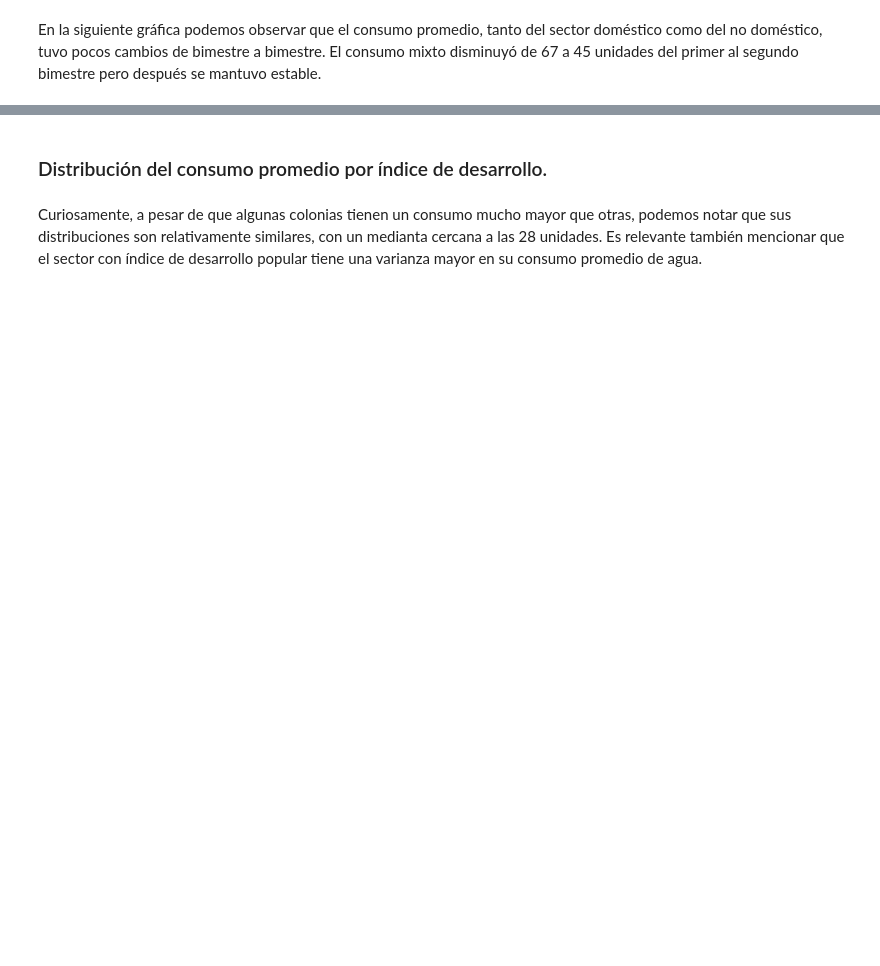
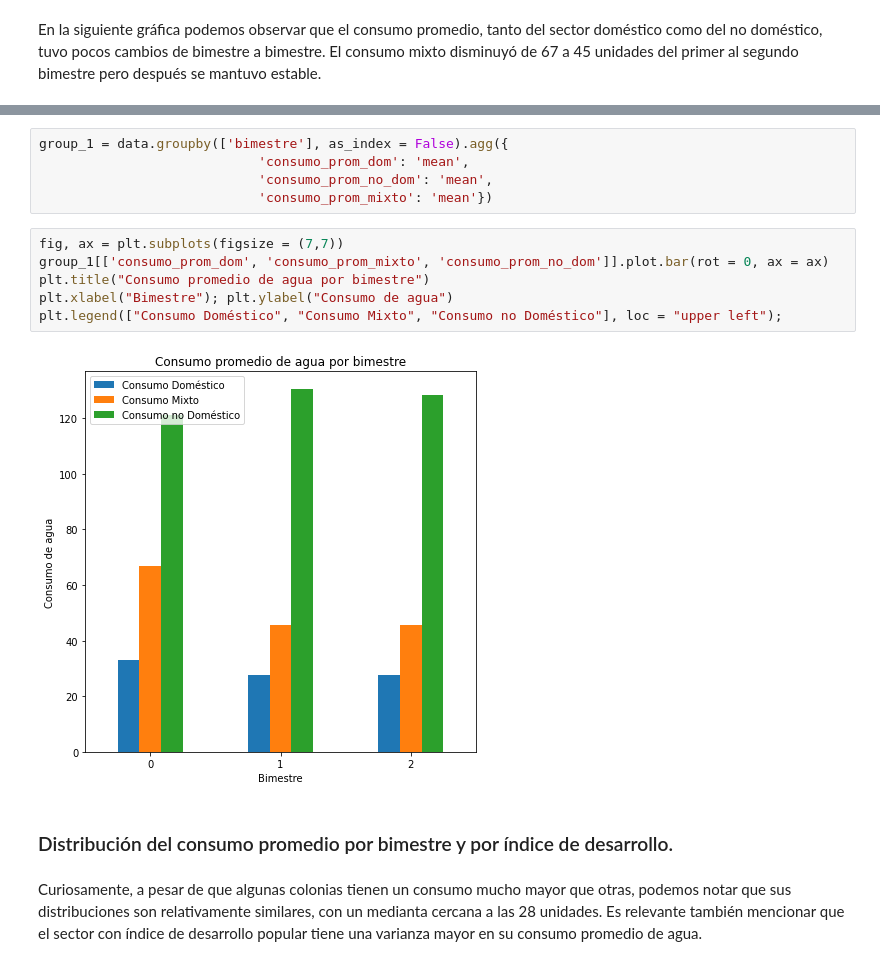
Before and after one commit to lechugaa/intro_ds_p1_consumo_agua, a Jupyter notebook: agua_profiling_expo.ipynb, the cells around one changed output, grey strips where cells are left out. Saved outputs shown, nothing was run; the diff lists cells and outputs as text; blank space fills up the shorter version.

```diff
--- a/agua_profiling_expo.ipynb
+++ b/agua_profiling_expo.ipynb
@@ -1146,4 +1190,17 @@ En la siguiente gráfica podemos observar que el consumo promedio, tanto del sec
+# %%
+group_1 = data.groupby(['bimestre'], as_index = False).agg({
+                            'consumo_prom_dom': 'mean',
+                            'consumo_prom_no_dom': 'mean',
+                            'consumo_prom_mixto': 'mean'})
+# %%
+fig, ax = plt.subplots(figsize = (7,7))
+group_1[['consumo_prom_dom', 'consumo_prom_mixto', 'consumo_prom_no_dom']].plot.bar(rot = 0, ax = ax)
+plt.title("Consumo promedio de agua por bimestre")
+plt.xlabel("Bimestre"); plt.ylabel("Consumo de agua")
+plt.legend(["Consumo Doméstico", "Consumo Mixto", "Consumo no Doméstico"], loc = "upper left");
+# %% [output]
+[figure, added]
 # %% [markdown]
-### Distribución del consumo promedio por índice de desarrollo.
+### Distribución del consumo promedio por bimestre y por índice de desarrollo.
 # %% [markdown]
 Curiosamente, a pesar de que algunas colonias tienen un consumo mucho mayor que otras, podemos notar que sus distribuciones son relativamente similares, con un medianta cercana a las 28 unidades. Es relevante también mencionar que el sector con índice de desarrollo popular tiene una varianza mayor en su consumo promedio de agua.
```
Also changed, not shown: parts of 21 cells of this notebook, 1 other file.
